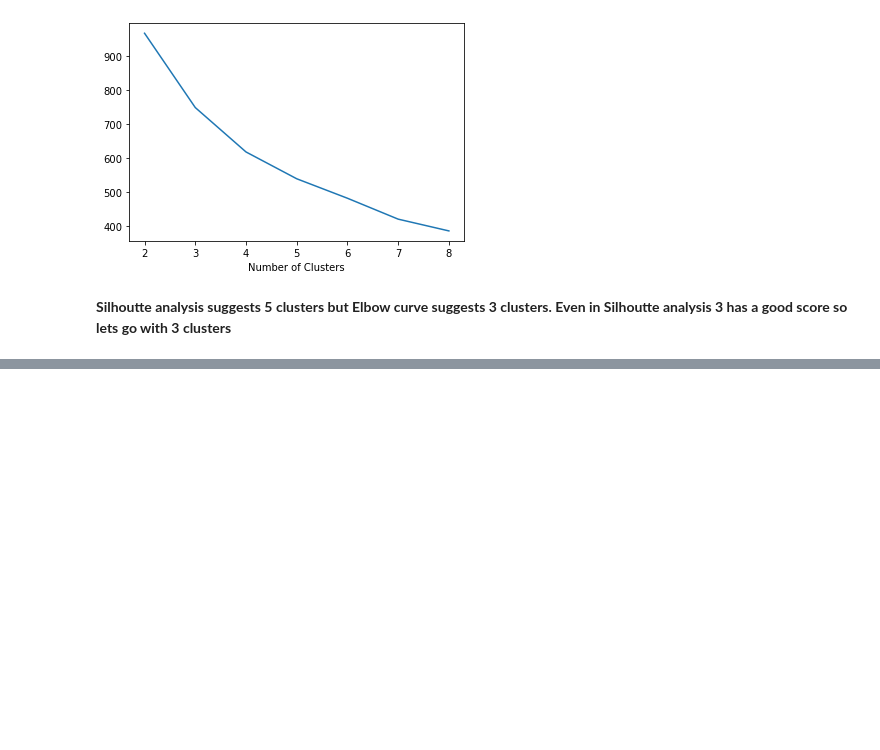
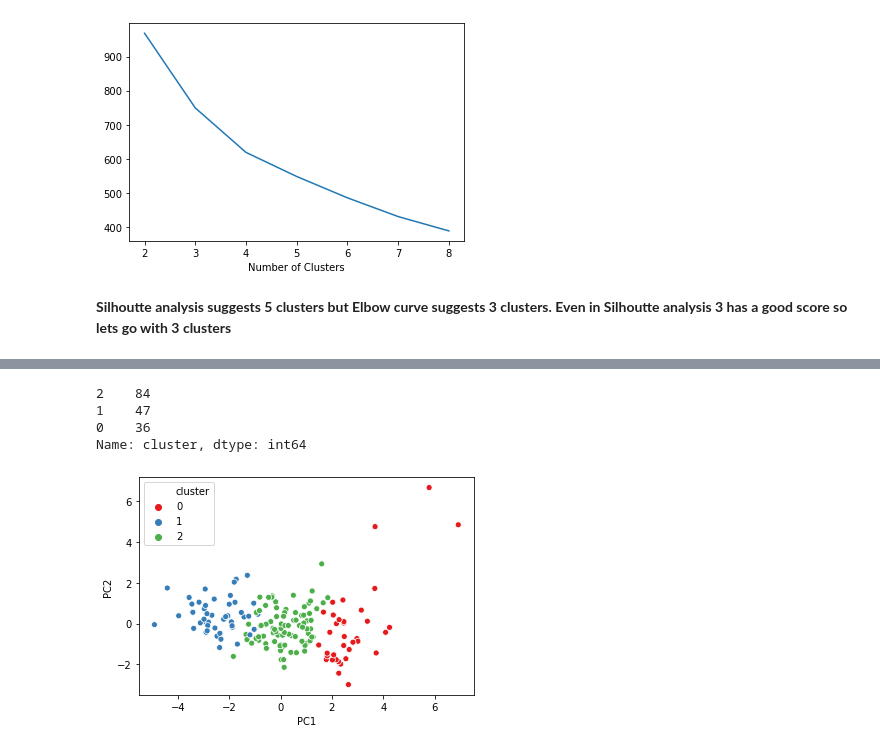
Before and after one commit to singh-manvinder/country_clustering, a Jupyter notebook: clustering.ipynb, the cells around one changed output, grey strips where cells are left out. Cells and saved outputs as stored; diff of their text form; code cells hidden in the pictures; blank space fills up the shorter version.

```diff
--- a/clustering.ipynb
+++ b/clustering.ipynb
@@ -250,3 +230,6 @@ plt.show()
 [figure]
 # %% [markdown]
 **Silhoutte analysis suggests 5 clusters but Elbow curve suggests 3 clusters. Even in Silhoutte analysis 3 has a good score so lets go with 3 clusters**
+# %%
+kmeans = KMeans(n_clusters=3, random_state=42)
+kmeans.fit(df)
@@ -252,0 +240,4 @@ plt.show()
+# %%
+cluster_df = pd.DataFrame(pd.Series(kmeans.labels_), columns=['cluster'])
+original_df = pd.concat([countries_df, cluster_df], axis=1)
+original_df.head()
@@ -252,0 +251,3 @@ plt.show()
+# %%
+pc_df = pd.concat([df, cluster_df], axis=1)
+pc_df.head()
@@ -252,0 +261,12 @@ plt.show()
+# %%
+pc_df.cluster.value_counts()
+# %% [output]
+2    84
+1    47
+0    36
+Name: cluster, dtype: int64
+# %%
+sns.scatterplot(x='PC1', y='PC2', hue='cluster', data=pc_df, legend='full', palette='Set1')
+plt.show()
+# %% [output]
+[figure, added]
```
Also changed, not shown: parts of 17 cells of this notebook.
